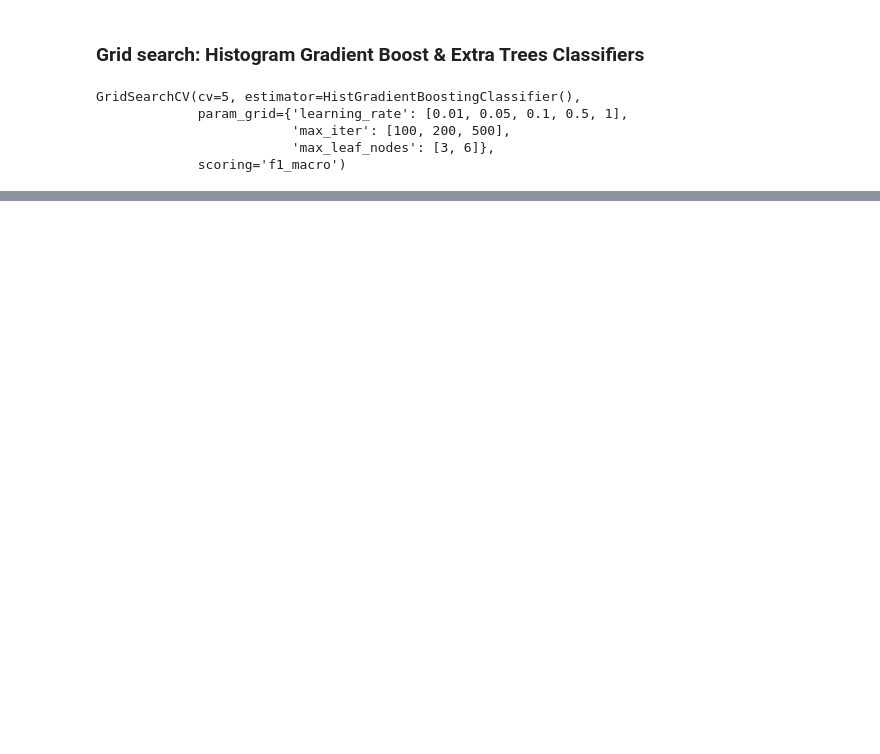
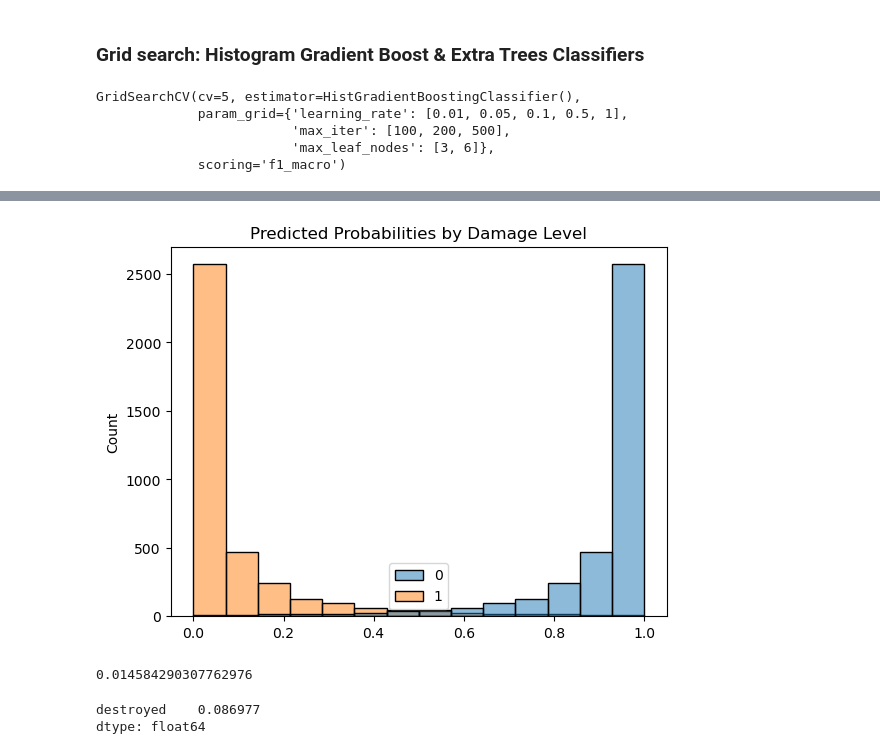
Before and after one commit to TheErdosInstitute-Summer2025-Project/aviation-project, a Jupyter notebook: jupyter-notebooks/model-testing-jake.ipynb, the cells around one changed output, grey strips where cells are left out. Drawn from its saved outputs; the diff is of its cells as text; code cells hidden in the pictures; blank space fills up the shorter version.

Commit message:
Further model testing
- Includes histogram gradient boost/extra trees classifier
- Tried binary classification problem... poor results as well

```diff
--- a/jupyter-notebooks/model-testing-jake.ipynb
+++ b/jupyter-notebooks/model-testing-jake.ipynb
@@ -140,0 +217,6 @@ grid.fit(X_train,y_train)
+# %%
+from sklearn.linear_model import LogisticRegression
+log_reg = LogisticRegression(penalty=None)
+
+## fit the model
+log_reg.fit(X_train,y_train)
@@ -140,0 +242,18 @@ grid.fit(X_train,y_train)
+# %%
+histgrad = HistGradientBoostingClassifier()
+
+# GridSearch
+param_grid = {
+    'learning_rate': [0.01,0.05,0.1,0.5,1],
+    'max_iter': [100,200,500],
+    'max_leaf_nodes': [3,6]
+}
+
+grid = GridSearchCV(
+    histgrad,
+    param_grid,
+    scoring='f1_macro',
+    cv=5,
+)
+
+grid.fit(X_train,y_train)
@@ -140,0 +266,3 @@ grid.fit(X_train,y_train)
+# %%
+model = grid.best_estimator_
+model
@@ -140,0 +275,2 @@ grid.fit(X_train,y_train)
+# %%
+probs = pd.DataFrame(model.predict_proba(X_test))
@@ -140,0 +293,15 @@ grid.fit(X_train,y_train)
+# %%
+sns.histplot(probs)
+plt.title("Predicted Probabilities by Damage Level")
+plt.show()
+# %% [output]
+[figure, added]
+# %%
+len(probs[probs[1] > 0.50]) / len(y_train)
+# %% [output]
+0.014584290307762976
+# %%
+y.mean()
+# %% [output]
+destroyed    0.086977
+dtype: float64
```
Also changed, not shown: parts of 34 cells of this notebook.
